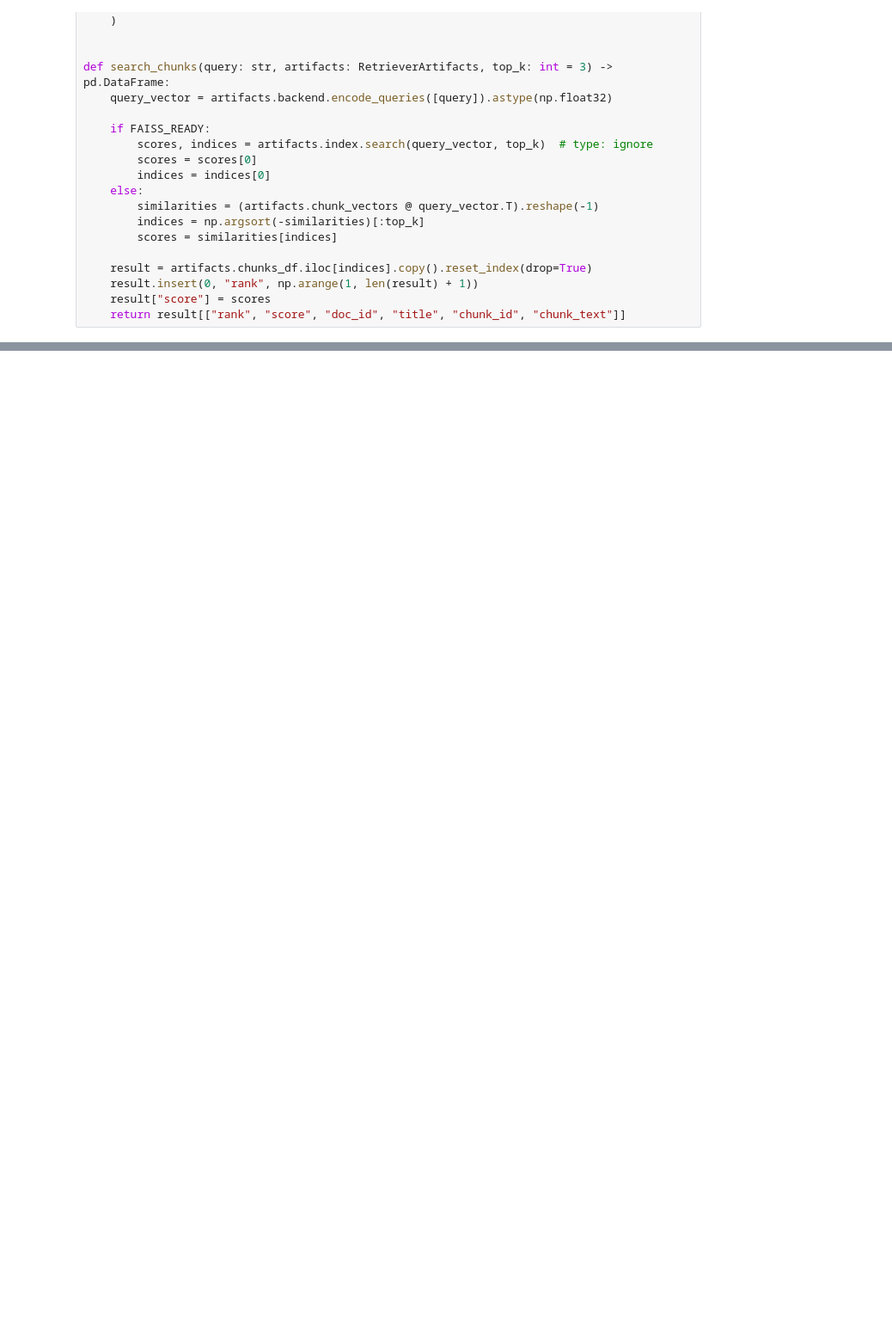
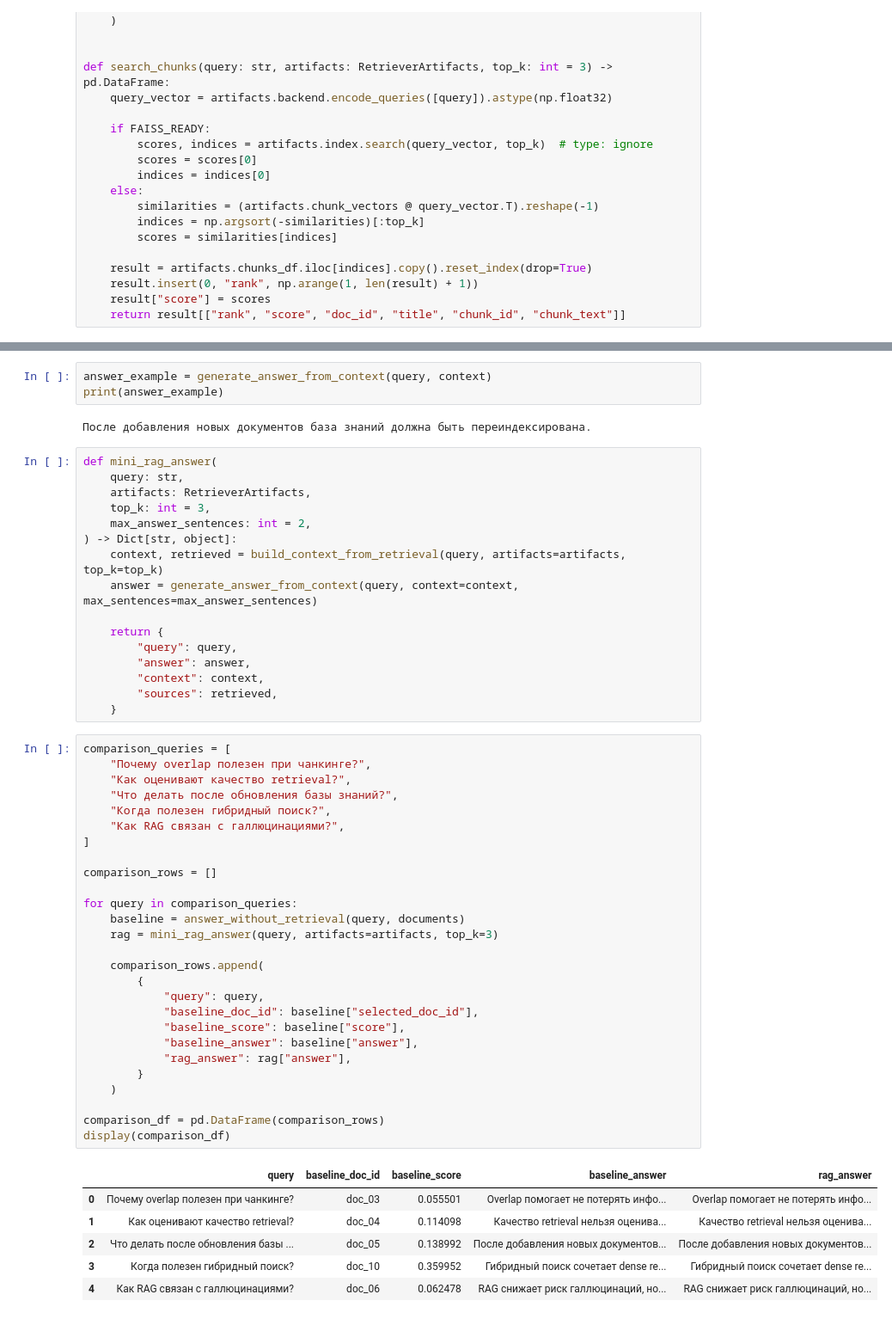
Before and after one commit to petr5092/IAI, a Jupyter notebook: homeworks/HW14/HW14.ipynb, the cells around one changed output, grey strips where cells are left out. Shown at 86% size. Saved outputs shown, nothing was run; the diff lists cells and outputs as text; blank space fills up the shorter version.

```diff
--- a/homeworks/HW14/HW14.ipynb
+++ b/homeworks/HW14/HW14.ipynb
@@ -315,0 +528,55 @@ def search_chunks(query: str, artifacts: RetrieverArtifacts, top_k: int = 3) ->
+# %%
+answer_example = generate_answer_from_context(query, context)
+print(answer_example)
+# %% [output]
+После добавления новых документов база знаний должна быть переиндексирована.
+# %%
+def mini_rag_answer(
+    query: str,
+    artifacts: RetrieverArtifacts,
+    top_k: int = 3,
+    max_answer_sentences: int = 2,
+) -> Dict[str, object]:
+    context, retrieved = build_context_from_retrieval(query, artifacts=artifacts, top_k=top_k)
+    answer = generate_answer_from_context(query, context=context, max_sentences=max_answer_sentences)
+
+    return {
+        "query": query,
+        "answer": answer,
+        "context": context,
+        "sources": retrieved,
+    }
+# %%
+comparison_queries = [
+    "Почему overlap полезен при чанкинге?",
+    "Как оценивают качество retrieval?",
+    "Что делать после обновления базы знаний?",
+    "Когда полезен гибридный поиск?",
+    "Как RAG связан с галлюцинациями?",
+]
+
+comparison_rows = []
+
+for query in comparison_queries:
+    baseline = answer_without_retrieval(query, documents)
+    rag = mini_rag_answer(query, artifacts=artifacts, top_k=3)
+
+    comparison_rows.append(
+        {
+            "query": query,
+            "baseline_doc_id": baseline["selected_doc_id"],
+            "baseline_score": baseline["score"],
+            "baseline_answer": baseline["answer"],
+            "rag_answer": rag["answer"],
+        }
+    )
+
+comparison_df = pd.DataFrame(comparison_rows)
+display(comparison_df)
+# %% [output]
+|  | query | baseline_doc_id | baseline_score | baseline_answer | rag_answer |
+| 0 | Почему overlap полезен при чанкинге? | doc_03 | 0.055501 | Overlap помогает не потерять инфо... | Overlap помогает не потерять инфо... |
+| 1 | Как оценивают качество retrieval? | doc_04 | 0.114098 | Качество retrieval нельзя оценива... | Качество retrieval нельзя оценива... |
+| 2 | Что делать после обновления базы ... | doc_05 | 0.138992 | После добавления новых документов... | После добавления новых документов... |
+| 3 | Когда полезен гибридный поиск? | doc_10 | 0.359952 | Гибридный поиск сочетает dense re... | Гибридный поиск сочетает dense re... |
+| 4 | Как RAG связан с галлюцинациями? | doc_06 | 0.062478 | RAG снижает риск галлюцинаций, но... | RAG снижает риск галлюцинаций, но... |
```
Also changed, not shown: parts of 12 cells of this notebook, 5 other files.
